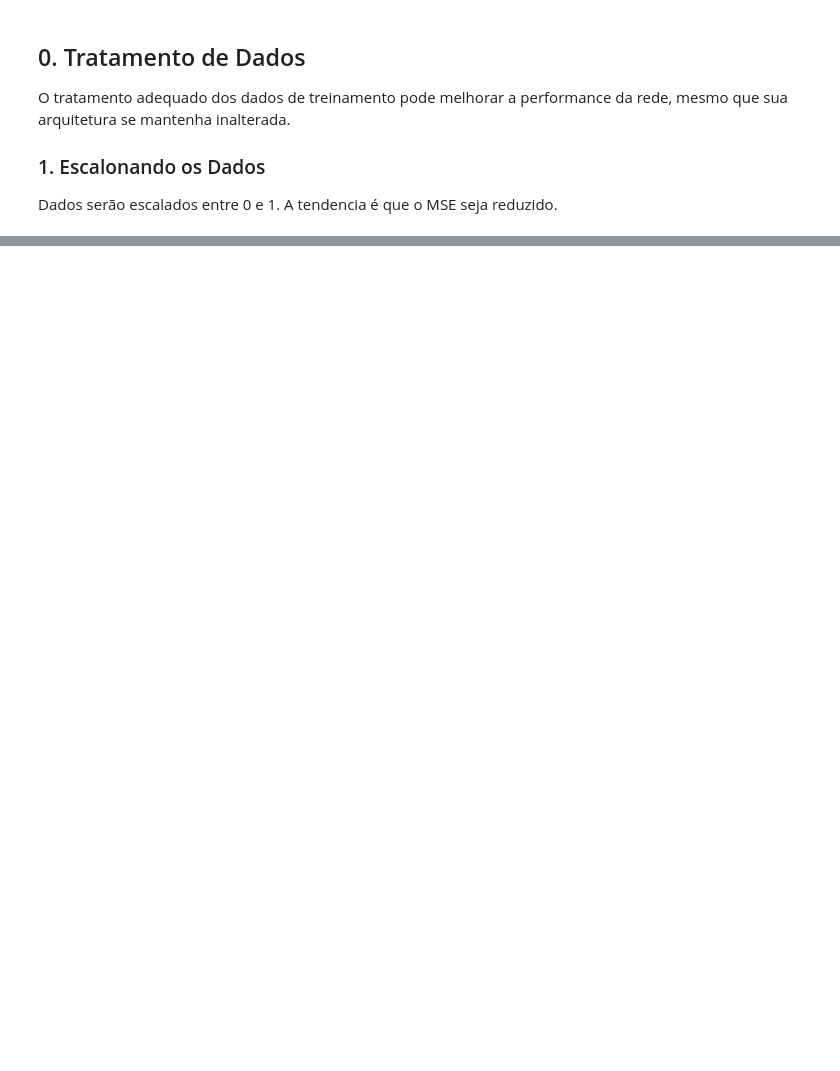
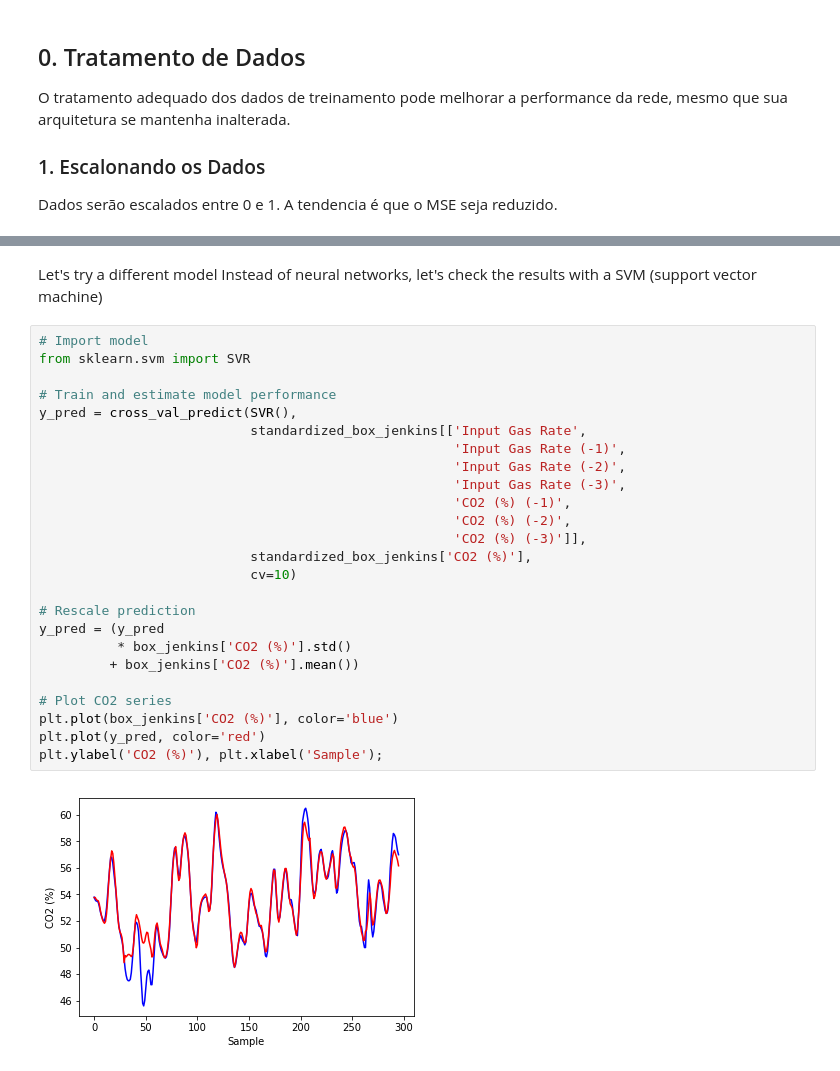
Before and after one commit to jeanmmlima/deep-learning, a Jupyter notebook: dados/dados-note.ipynb, the cells around one changed output, grey strips where cells are left out. Cells and saved outputs as stored; diff of their text form; blank space fills up the shorter version.

```diff
--- a/dados/dados-note.ipynb
+++ b/dados/dados-note.ipynb
@@ -110,0 +163,30 @@ plt.ylabel('CO2 (%)'), plt.xlabel('Sample');
+# %% [markdown]
+Let's try a different model
+Instead of neural networks, let's check the results with a SVM (support vector machine)
+# %%
+# Import model
+from sklearn.svm import SVR
+
+# Train and estimate model performance
+y_pred = cross_val_predict(SVR(),
+                           standardized_box_jenkins[['Input Gas Rate',
+                                                     'Input Gas Rate (-1)',
+                                                     'Input Gas Rate (-2)',
+                                                     'Input Gas Rate (-3)',
+                                                     'CO2 (%) (-1)',
+                                                     'CO2 (%) (-2)',
+                                                     'CO2 (%) (-3)']],
+                           standardized_box_jenkins['CO2 (%)'],
+                           cv=10)
+
+# Rescale prediction
+y_pred = (y_pred
+          * box_jenkins['CO2 (%)'].std()
+         + box_jenkins['CO2 (%)'].mean())
+
+# Plot CO2 series
+plt.plot(box_jenkins['CO2 (%)'], color='blue')
+plt.plot(y_pred, color='red')
+plt.ylabel('CO2 (%)'), plt.xlabel('Sample');
+# %% [output]
+[figure, added]
```
Also changed, not shown: parts of 7 cells of this notebook, 9 other files.
